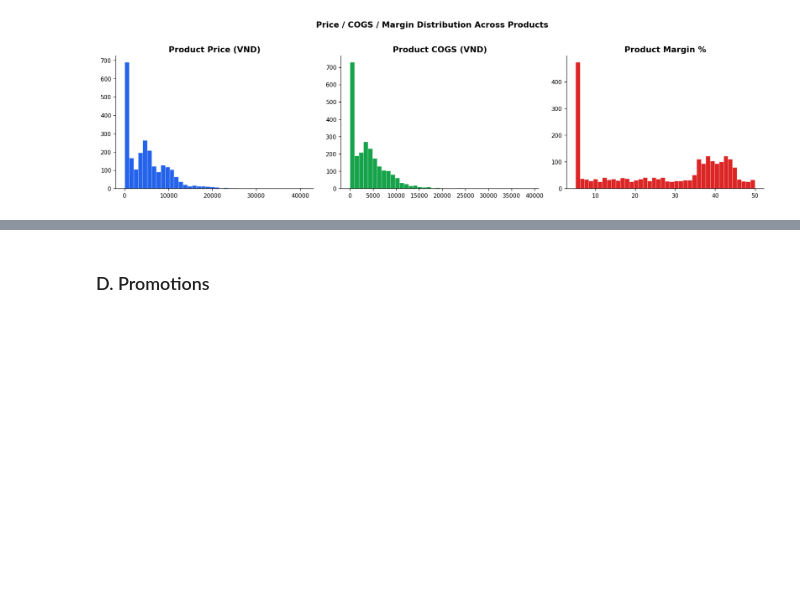
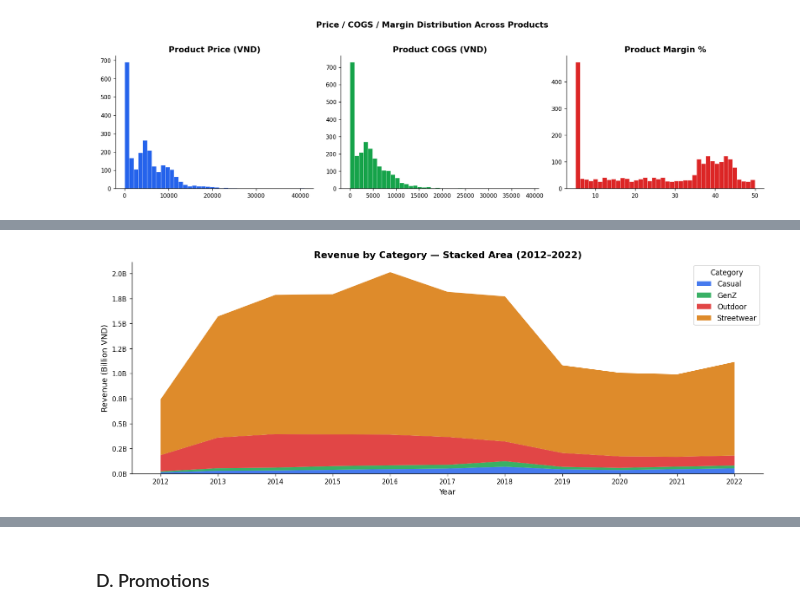
Before and after one commit to tuanbachngo/Vin-Datathon, a Jupyter notebook: notebooks/01_quick_eda.ipynb, the cells around one changed output, grey strips where cells are left out. Drawn from its saved outputs; the diff is of its cells as text; code cells hidden in the pictures; blank space fills up the shorter version.

```diff
--- a/notebooks/01_quick_eda.ipynb
+++ b/notebooks/01_quick_eda.ipynb
@@ -426,0 +429,13 @@ plt.show()
+# %%
+# ── Data prep: join order year onto oi_rich ────────────────────────────────────
+oi_year = oi_rich.merge(orders[['order_id', 'order_date']], on='order_id', how='left')
+oi_year['year'] = oi_year['order_date'].dt.year
+
+cat_year = (
+    oi_year
+    .groupby(['year', 'category'], as_index=False)
+    .agg(revenue=('line_revenue', 'sum'), profit=('line_profit', 'sum'))
+)
+cat_year['margin'] = cat_year['profit'] / cat_year['revenue'] * 100
+print(cat_year.dtypes)
+print(cat_year.head(8))
@@ -426,0 +458,19 @@ plt.show()
+# %%
+# ── Chart C4a: Stacked Area — Revenue by category per year ────────────────────
+rev_pivot = cat_year.pivot(index='year', columns='category', values='revenue').fillna(0) / 1e9
+categories = rev_pivot.columns.tolist()
+cat_colors = PALETTE[:len(categories)]
+
+fig, ax = plt.subplots(figsize=(13, 5))
+ax.stackplot(rev_pivot.index, [rev_pivot[c] for c in categories],
+             labels=categories, colors=cat_colors, alpha=0.85)
+ax.set_title('Revenue by Category — Stacked Area (2012–2022)')
+ax.set_ylabel('Revenue (Billion VND)')
+ax.set_xlabel('Year')
+ax.set_xticks(rev_pivot.index)
+ax.legend(loc='upper right', title='Category')
+ax.yaxis.set_major_formatter(mticker.FuncFormatter(lambda x, _: f'{x:.1f}B'))
+plt.tight_layout()
+plt.show()
+# %% [output]
+[figure, added]
```
Also changed, not shown: parts of 4 cells of this notebook, 8 other files.
